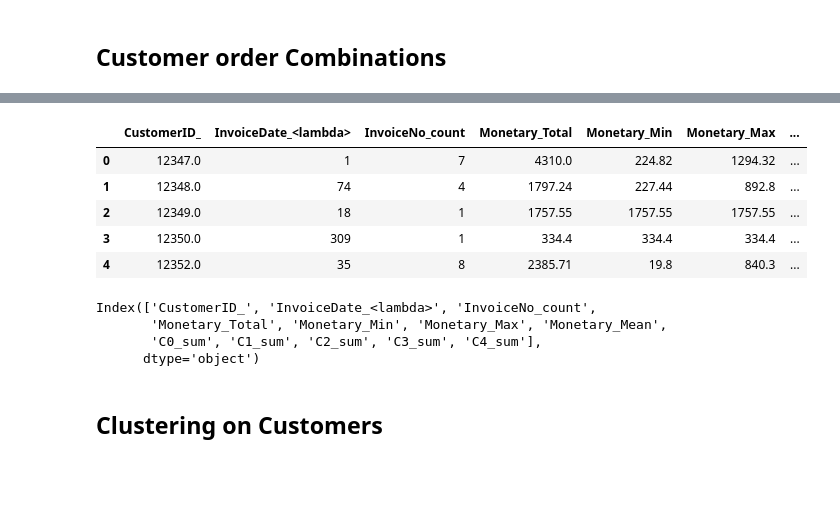
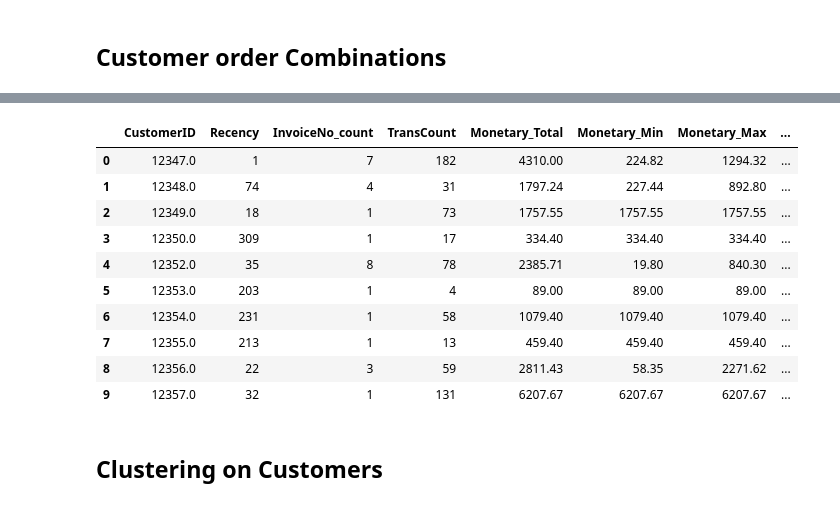
Before and after one commit to shubhjadhav/Customer-Segmentation, a Jupyter notebook: Code/customer-segmentation.ipynb, the cells around one changed output, grey strips where cells are left out. Drawn from its saved outputs; the diff is of its cells as text; code cells hidden in the pictures; blank space fills up the shorter version.

```diff
--- a/Code/customer-segmentation.ipynb
+++ b/Code/customer-segmentation.ipynb
@@ -287,6 +287,3 @@ cancellation_trends.plot(title='Cancellation Trends Over Time', ylabel='Number o
 plt.show()
 # %% [output]
 [figure]
-# %%
-cancelled_orders = neg_invoice_df.copy()
-cancelled_orders.set_index('InvoiceDate', inplace=True)
@@ -712,19 +740,23 @@ rfm_df = rfm_df.rename(columns={
-# %%
-rfm_df.head()
-# %% [output]
-|  | CustomerID_ | InvoiceDate_<lambda> | InvoiceNo_count | Monetary_Total | Monetary_Min | Monetary_Max | ... |
-| 0 | 12347.0 | 1 | 7 | 4310.0 | 224.82 | 1294.32 | ... |
-| 1 | 12348.0 | 74 | 4 | 1797.24 | 227.44 | 892.8 | ... |
-| 2 | 12349.0 | 18 | 1 | 1757.55 | 1757.55 | 1757.55 | ... |
-| 3 | 12350.0 | 309 | 1 | 334.4 | 334.4 | 334.4 | ... |
-| 4 | 12352.0 | 35 | 8 | 2385.71 | 19.8 | 840.3 | ... |
-# %%
-rfm_df.columns
-# %% [output]
-Index(['CustomerID_', 'InvoiceDate_<lambda>', 'InvoiceNo_count',
-       'Monetary_Total', 'Monetary_Min', 'Monetary_Max', 'Monetary_Mean',
-       'C0_sum', 'C1_sum', 'C2_sum', 'C3_sum', 'C4_sum'],
-      dtype='object')
+# %%
+rfm_df = rfm_df.merge(customer_cancellations, how='left', on=['CustomerID'])
+rfm_df.fillna('0', inplace=True)
+rfm_df['Monetary_Total'] = pd.to_numeric(rfm_df['Monetary_Total'])
+rfm_df['cancel_cnt'] = pd.to_numeric(rfm_df['cancel_cnt'])
+rfm_df['cancel_amt'] = pd.to_numeric(rfm_df['cancel_amt'])
+rfm_df['Revenue_Lost_Ratio'] = np.round(rfm_df['cancel_amt'] / rfm_df['Monetary_Total'], 2)
+rfm_df.head(n=10)
+# %% [output]
+|  | CustomerID | Recency | InvoiceNo_count | TransCount | Monetary_Total | Monetary_Min | Monetary_Max | ... |
+| 0 | 12347.0 | 1 | 7 | 182 | 4310.00 | 224.82 | 1294.32 | ... |
+| 1 | 12348.0 | 74 | 4 | 31 | 1797.24 | 227.44 | 892.80 | ... |
+| 2 | 12349.0 | 18 | 1 | 73 | 1757.55 | 1757.55 | 1757.55 | ... |
+| 3 | 12350.0 | 309 | 1 | 17 | 334.40 | 334.40 | 334.40 | ... |
+| 4 | 12352.0 | 35 | 8 | 78 | 2385.71 | 19.80 | 840.30 | ... |
+| 5 | 12353.0 | 203 | 1 | 4 | 89.00 | 89.00 | 89.00 | ... |
+| 6 | 12354.0 | 231 | 1 | 58 | 1079.40 | 1079.40 | 1079.40 | ... |
+| 7 | 12355.0 | 213 | 1 | 13 | 459.40 | 459.40 | 459.40 | ... |
+| 8 | 12356.0 | 22 | 3 | 59 | 2811.43 | 58.35 | 2271.62 | ... |
+| 9 | 12357.0 | 32 | 1 | 131 | 6207.67 | 6207.67 | 6207.67 | ... |
 # %% [markdown]
 ## Clustering on Customers
 # %%
```
Also changed, not shown: parts of 20 cells of this notebook.
